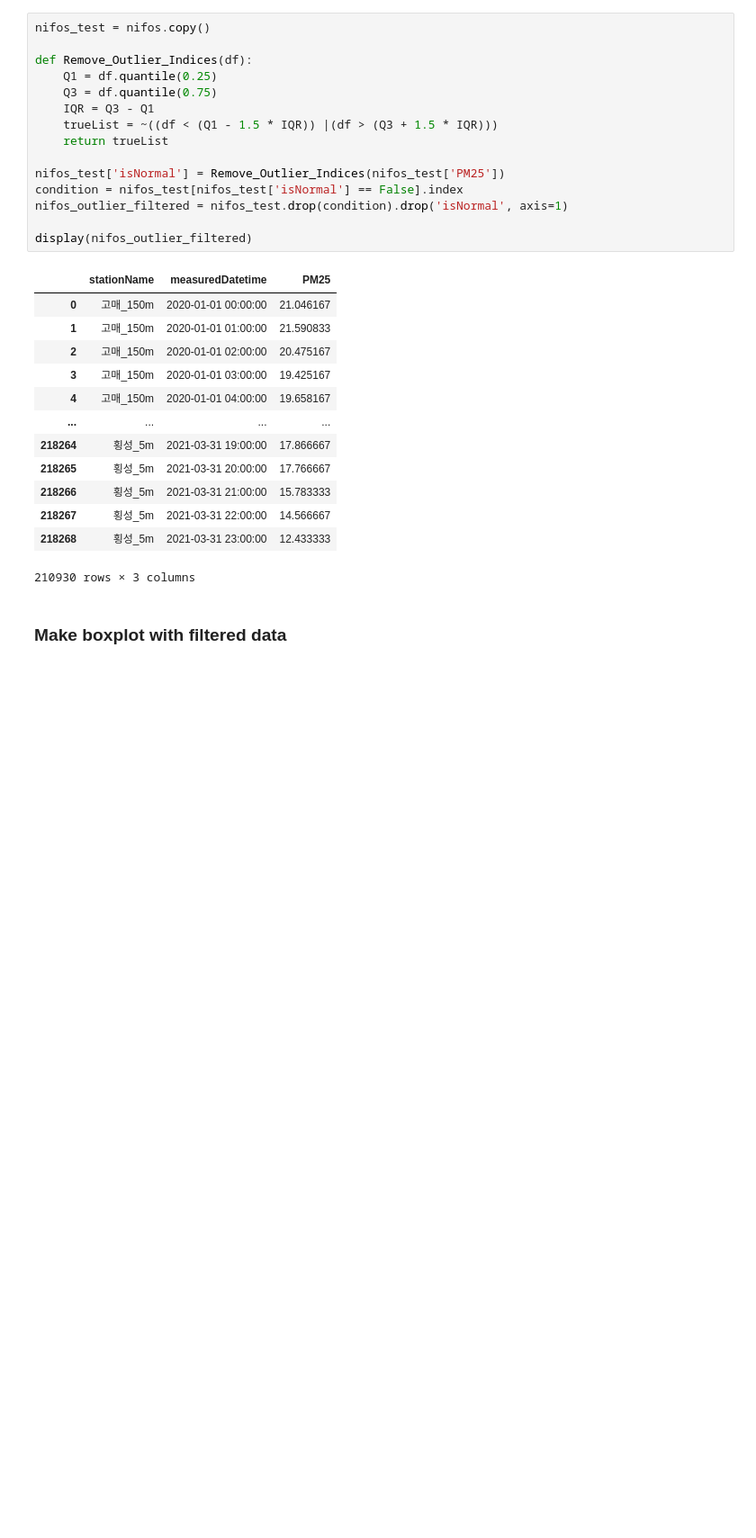
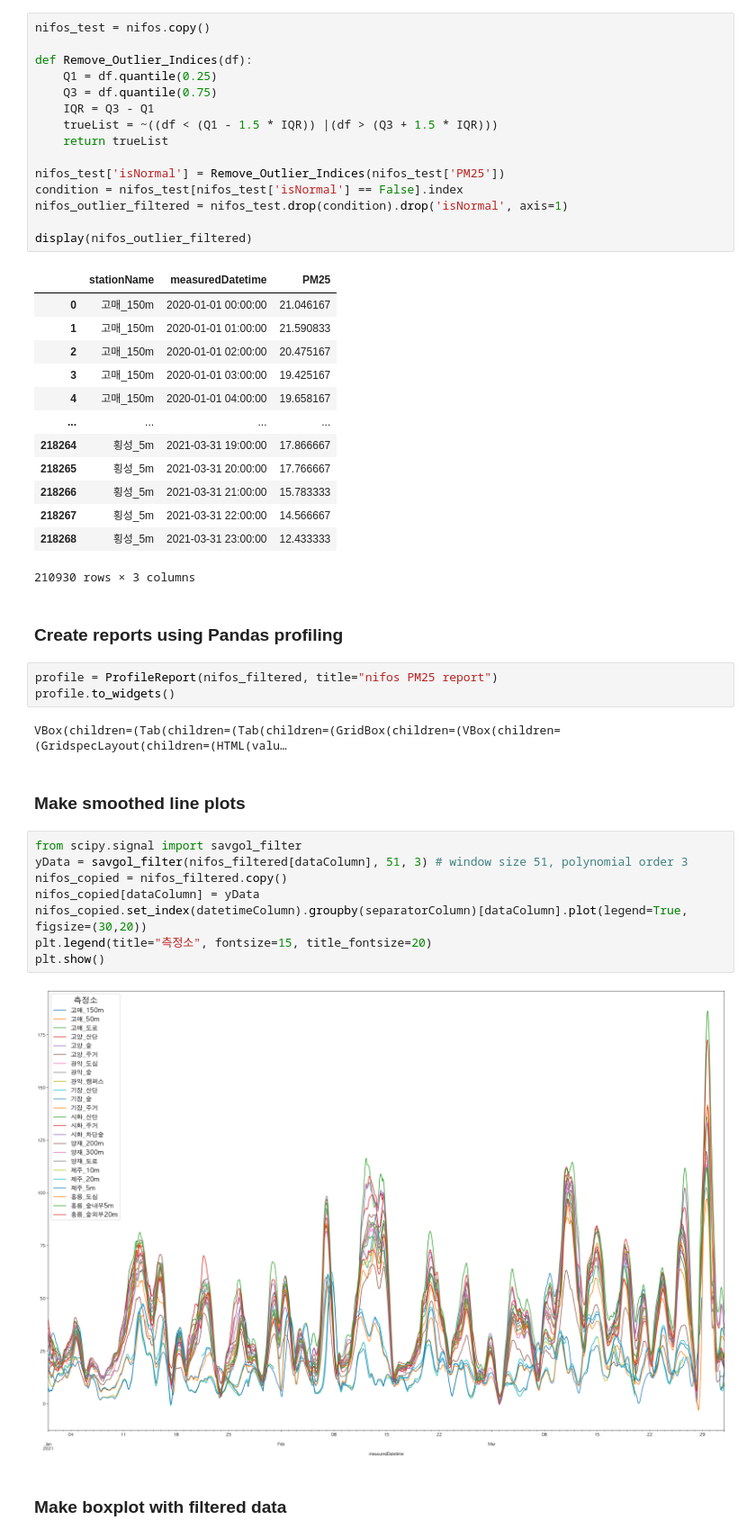
Before and after one commit to graphy-young/endslab, a Jupyter notebook: nifos/nifos_analysis.ipynb, the cells around one changed output. Shown at 90% size. Cells and saved outputs as stored; diff of their text form; blank space fills up the shorter version.

```diff
--- a/nifos/nifos_analysis.ipynb
+++ b/nifos/nifos_analysis.ipynb
@@ -211,6 +208,25 @@ display(nifos_outlier_filtered)
 | 218267 | 횡성_5m | 2021-03-31 22:00:00 | 14.566667 |
 | 218268 | 횡성_5m | 2021-03-31 23:00:00 | 12.433333 |
 210930 rows × 3 columns
+# %% [markdown]
+### Create reports using Pandas profiling
+# %%
+profile = ProfileReport(nifos_filtered, title="nifos PM25 report")
+profile.to_widgets()
+# %% [output]
+VBox(children=(Tab(children=(Tab(children=(GridBox(children=(VBox(children=(GridspecLayout(children=(HTML(valu…
+# %% [markdown]
+### Make smoothed line plots
+# %%
+from scipy.signal import savgol_filter
+yData = savgol_filter(nifos_filtered[dataColumn], 51, 3) # window size 51, polynomial order 3
+nifos_copied = nifos_filtered.copy()
+nifos_copied[dataColumn] = yData
+nifos_copied.set_index(datetimeColumn).groupby(separatorColumn)[dataColumn].plot(legend=True, figsize=(30,20))
+plt.legend(title="측정소", fontsize=15, title_fontsize=20)
+plt.show()
+# %% [output]
+[figure, added]
 # %% [markdown]
 ### Make boxplot with filtered data
 # %%
```
Also changed, not shown: parts of 6 cells of this notebook.
